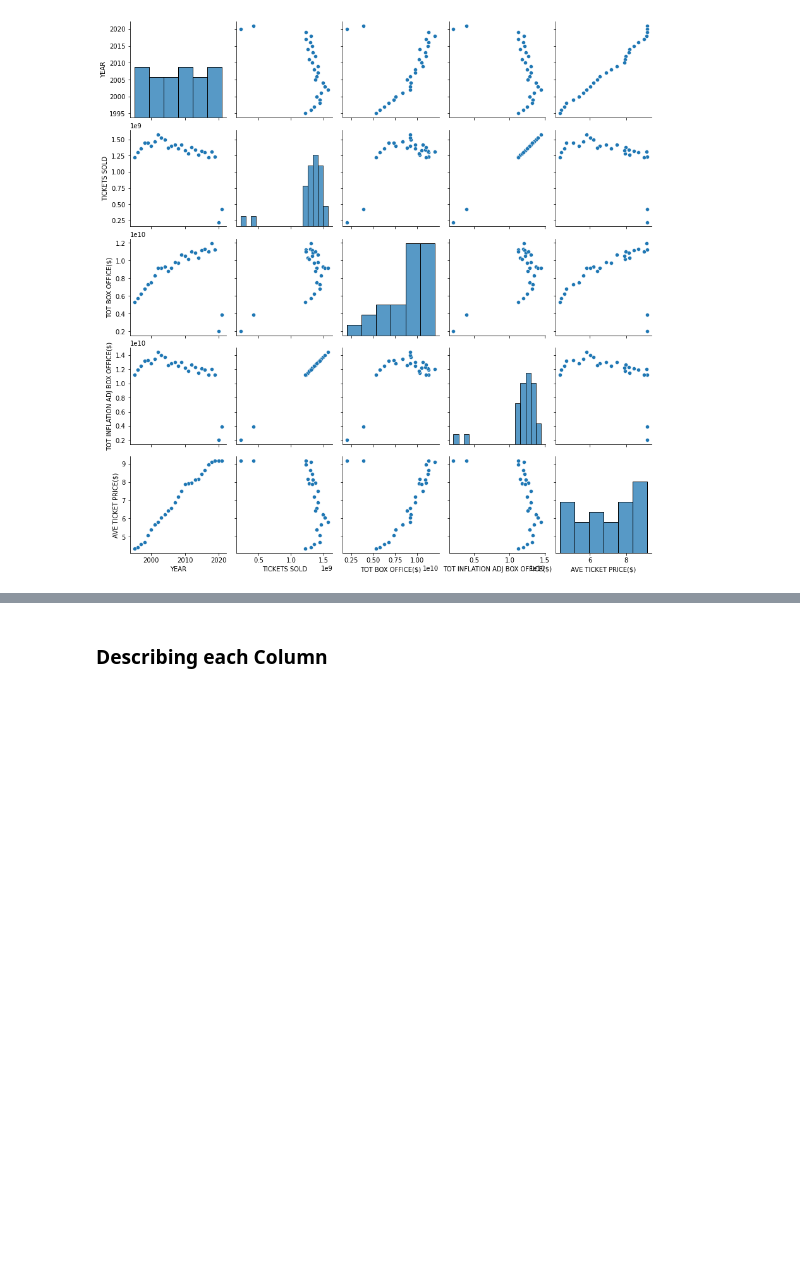
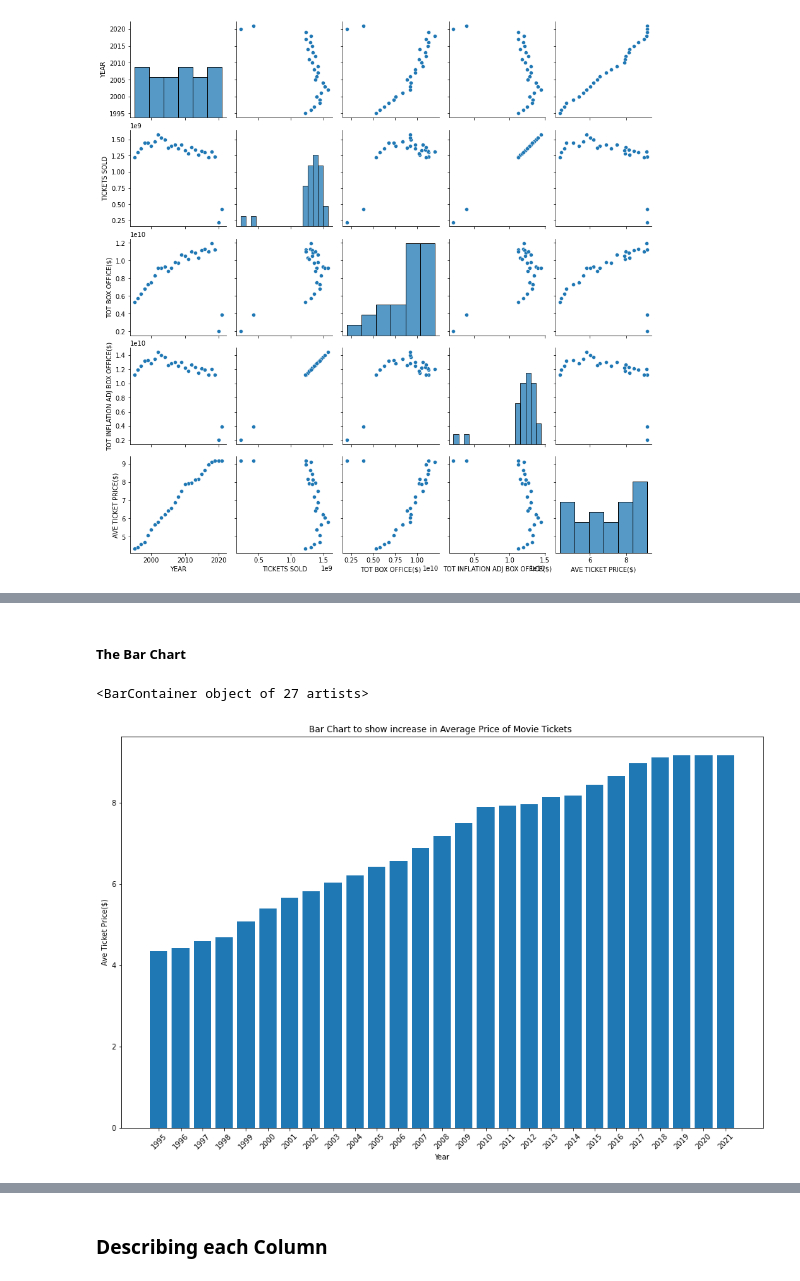
Before and after one commit to Lynch08/Programming_For_Data_Analysis, a Jupyter notebook: ProgDAproject/movie_ticket_sales.ipynb, the cells around one changed output, grey strips where cells are left out. Cells and saved outputs as stored; diff of their text form; code cells hidden in the pictures; blank space fills up the shorter version.

```diff
--- a/ProgDAproject/movie_ticket_sales.ipynb
+++ b/ProgDAproject/movie_ticket_sales.ipynb
@@ -163,0 +255,24 @@ sns.pairplot(AnnualTicketSales)
+# %% [markdown]
+##### The Bar Chart
+# %%
+# Set the figure size
+plt.figure(figsize = (16,10))
+
+# putting data into variable
+x = AnnualTicketSales['YEAR']
+y = AnnualTicketSales['AVE TICKET PRICE($)']
+
+# Adds title
+plt.title("Bar Chart to show increase in Average Price of Movie Tickets ")
+# Adds label for the x-axis
+plt.xlabel("Year")
+# Adds label for the y-axis
+plt.ylabel("Ave Ticket Price($)")
+
+# Add labels for each Year on x-axis
+plt.xticks(x, rotation = 45)
+
+plt.bar(x,y)
+# %% [output]
+<BarContainer object of 27 artists>
+[figure, added]
```
Also changed, not shown: parts of 54 cells of this notebook.
